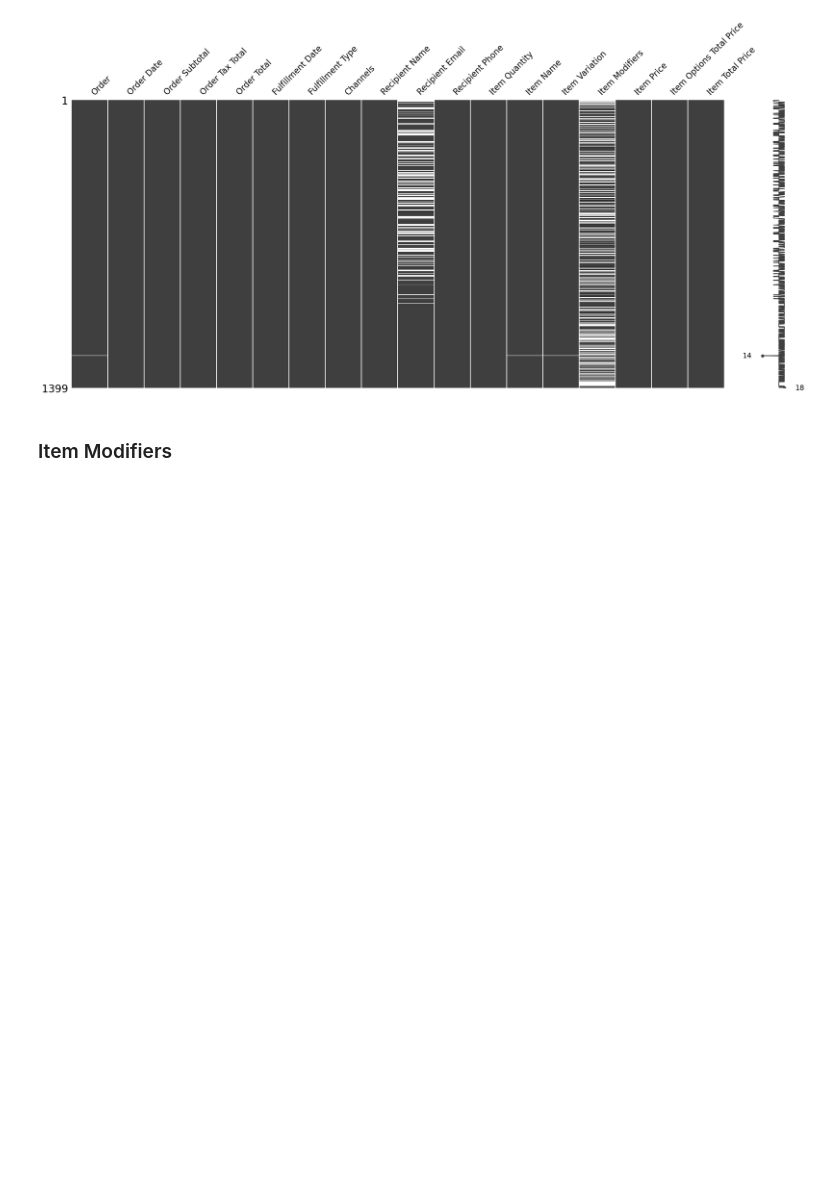
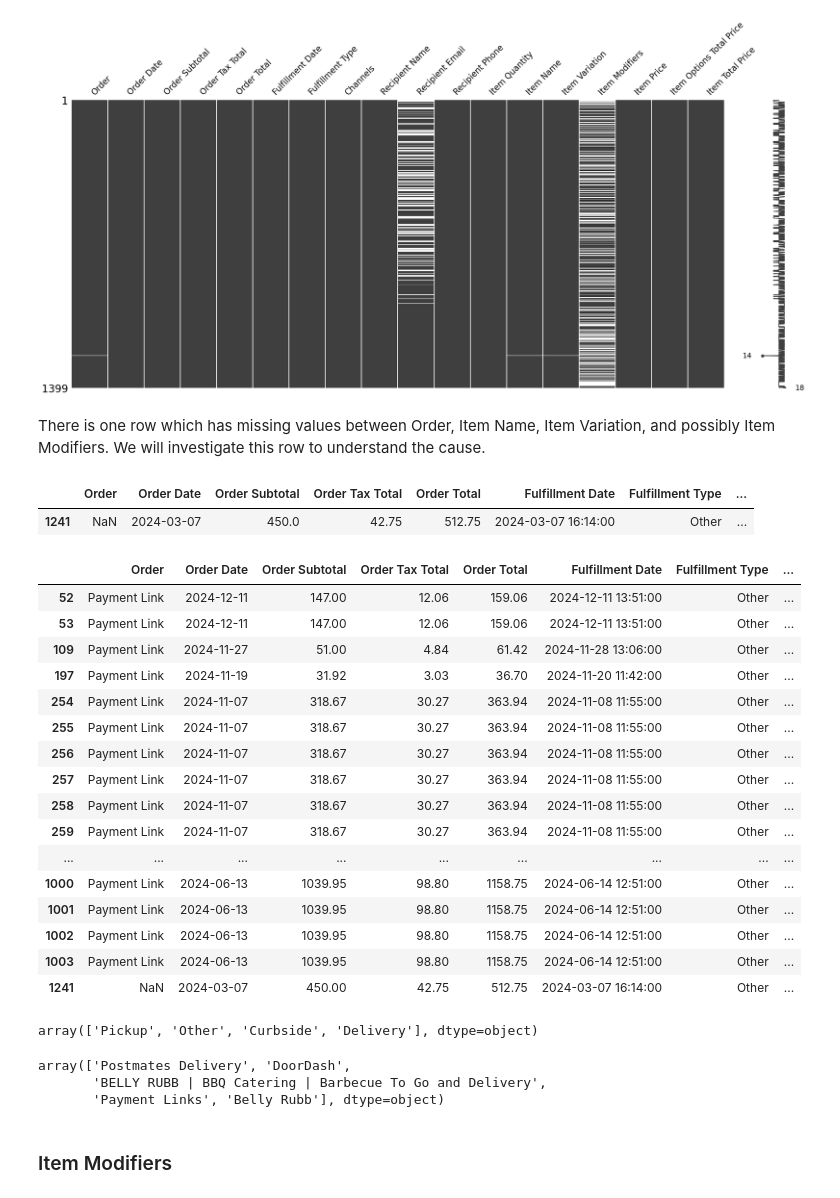
Before and after one commit to ajamkotc/belly_rubb_analysis, a Jupyter notebook: notebooks/1.0-aj-initial-data-exploration.ipynb, the cells around one changed output. Saved outputs shown, nothing was run; the diff lists cells and outputs as text; code cells hidden in the pictures; blank space fills up the shorter version.

```diff
--- a/notebooks/wrangling.ipynb
+++ b/notebooks/1.0-aj-initial-data-exploration.ipynb
@@ -77,6 +77,43 @@ msno.matrix(orders_processed_df)
 plt.show()
 # %% [output]
 [figure]
+# %% [markdown]
+There is one row which has missing values between Order, Item Name, Item Variation, and possibly Item Modifiers. We will investigate this row to understand the cause.
+# %%
+orders_processed_df[orders_processed_df['Order'].isna()]
+# %% [output]
+|  | Order | Order Date | Order Subtotal | Order Tax Total | Order Total | Fulfillment Date | Fulfillment Type | ... |
+| 1241 | NaN | 2024-03-07 | 450.0 | 42.75 | 512.75 | 2024-03-07 16:14:00 | Other | ... |
+# %%
+orders_processed_df[orders_processed_df['Fulfillment Type'] == 'Other']
+# %% [output]
+|  | Order | Order Date | Order Subtotal | Order Tax Total | Order Total | Fulfillment Date | Fulfillment Type | ... |
+| 52 | Payment Link | 2024-12-11 | 147.00 | 12.06 | 159.06 | 2024-12-11 13:51:00 | Other | ... |
+| 53 | Payment Link | 2024-12-11 | 147.00 | 12.06 | 159.06 | 2024-12-11 13:51:00 | Other | ... |
+| 109 | Payment Link | 2024-11-27 | 51.00 | 4.84 | 61.42 | 2024-11-28 13:06:00 | Other | ... |
+| 197 | Payment Link | 2024-11-19 | 31.92 | 3.03 | 36.70 | 2024-11-20 11:42:00 | Other | ... |
+| 254 | Payment Link | 2024-11-07 | 318.67 | 30.27 | 363.94 | 2024-11-08 11:55:00 | Other | ... |
+| 255 | Payment Link | 2024-11-07 | 318.67 | 30.27 | 363.94 | 2024-11-08 11:55:00 | Other | ... |
+| 256 | Payment Link | 2024-11-07 | 318.67 | 30.27 | 363.94 | 2024-11-08 11:55:00 | Other | ... |
+| 257 | Payment Link | 2024-11-07 | 318.67 | 30.27 | 363.94 | 2024-11-08 11:55:00 | Other | ... |
+| 258 | Payment Link | 2024-11-07 | 318.67 | 30.27 | 363.94 | 2024-11-08 11:55:00 | Other | ... |
+| 259 | Payment Link | 2024-11-07 | 318.67 | 30.27 | 363.94 | 2024-11-08 11:55:00 | Other | ... |
+| ... | ... | ... | ... | ... | ... | ... | ... | ... |
+| 1000 | Payment Link | 2024-06-13 | 1039.95 | 98.80 | 1158.75 | 2024-06-14 12:51:00 | Other | ... |
+| 1001 | Payment Link | 2024-06-13 | 1039.95 | 98.80 | 1158.75 | 2024-06-14 12:51:00 | Other | ... |
+| 1002 | Payment Link | 2024-06-13 | 1039.95 | 98.80 | 1158.75 | 2024-06-14 12:51:00 | Other | ... |
+| 1003 | Payment Link | 2024-06-13 | 1039.95 | 98.80 | 1158.75 | 2024-06-14 12:51:00 | Other | ... |
+| 1241 | NaN | 2024-03-07 | 450.00 | 42.75 | 512.75 | 2024-03-07 16:14:00 | Other | ... |
+# %%
+orders_processed_df['Fulfillment Type'].unique()
+# %% [output]
+array(['Pickup', 'Other', 'Curbside', 'Delivery'], dtype=object)
+# %%
+orders_processed_df['Channels'].unique()
+# %% [output]
+array(['Postmates Delivery', 'DoorDash',
+       'BELLY RUBB | BBQ Catering | Barbecue To Go and Delivery',
+       'Payment Links', 'Belly Rubb'], dtype=object)
 # %% [markdown]
 ### Item Modifiers
 # %%
```
Also changed, not shown: parts of 1 cell of this notebook, 1 other file.
